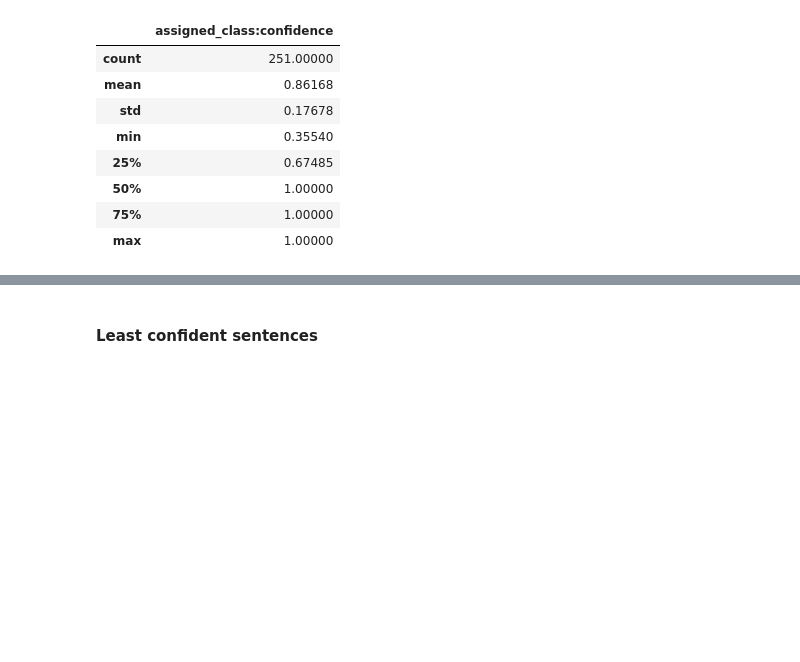
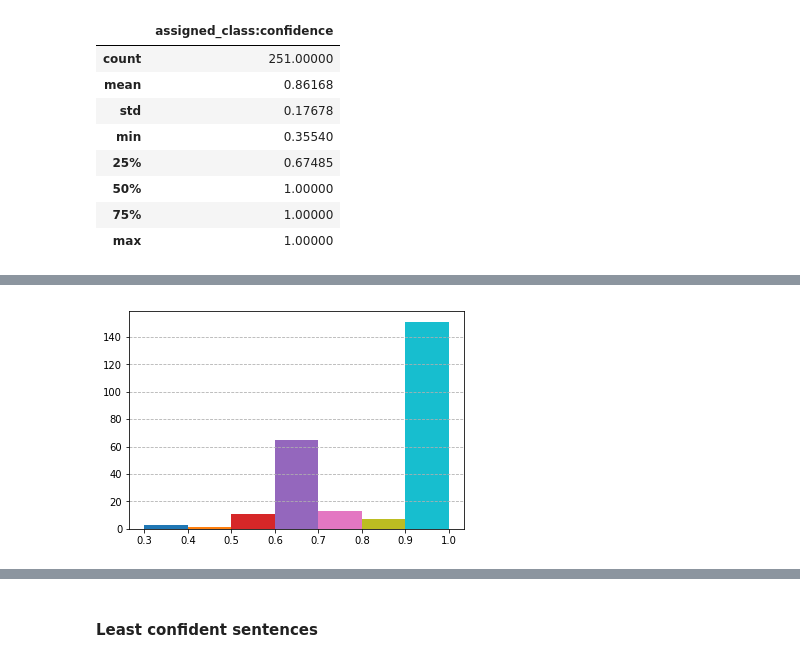
Before and after one commit to uhh-lt/comparative, a Jupyter notebook: 3. Crowdsourcing/3.2 Prestudy/data-workbook.ipynb, the cells around one changed output, grey strips where cells are left out. Drawn from its saved outputs; the diff is of its cells as text; code cells hidden in the pictures; blank space fills up the shorter version.

Commit message:
Prestudy graphics

```diff
--- a/3. Crowdsourcing/3.2 Prestudy/data-workbook.ipynb
+++ b/3. Crowdsourcing/3.2 Prestudy/data-workbook.ipynb
@@ -28,7 +31,7 @@ agg_data[['assigned_class:confidence']].describe()
 | max | 1.00000 |
 # %%
 color_map = plt.cm.get_cmap('tab10')
-plt.title('Confidence of Labeling')
+#plt.title('Confidence of Labeling')
 plt.grid(axis='y', linestyle='dashed')
 ticks = [0.3, 0.4, 0.5, 0.6, 0.7, 0.8, 0.9, 1]
 plt.xticks(ticks)
@@ -47,0 +50 @@ plt.show()
+[figure, added]
```
Also changed, not shown: parts of 9 cells of this notebook, 2 other files.
